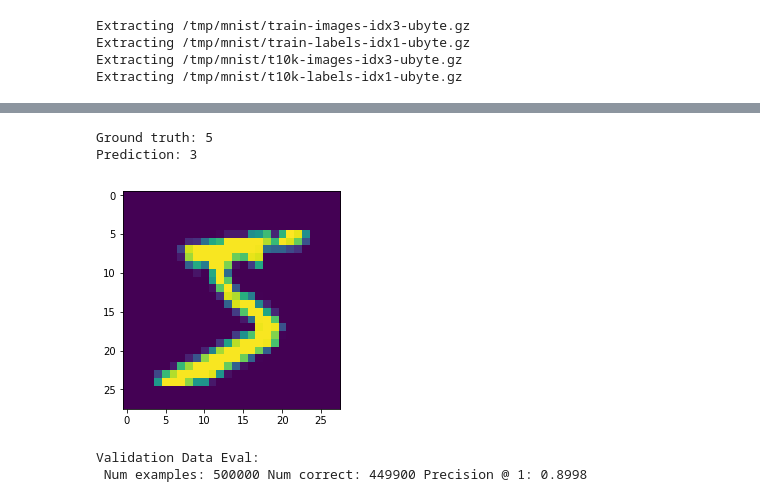
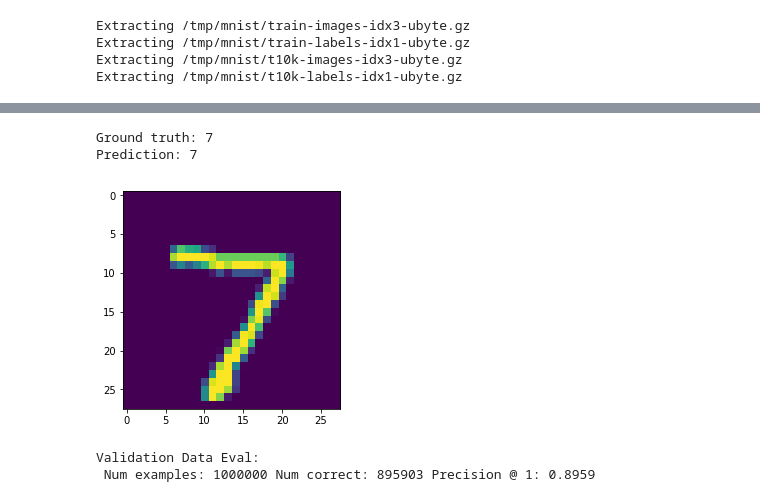
Before and after one commit to ivanistheone/DLnotebooks, a Jupyter notebook: project01_MNIST_digit_recognizer/feedforward_MNIST_with_tensorflow.ipynb, the cells around one changed output, grey strips where cells are left out. Cells and saved outputs as stored; diff of their text form; code cells hidden in the pictures.

Commit message:
More training

```diff
--- a/project01_MNIST_digit_recognizer/feedforward_MNIST_with_tensorflow.ipynb
+++ b/project01_MNIST_digit_recognizer/feedforward_MNIST_with_tensorflow.ipynb
@@ -47,7 +47,7 @@ TRAIN_DIR="/tmp/mnist"
 # %%
 # 2.3 Get input data: get the sets of images and labels for training, validation, and
 # test on MNIST.
-data_sets = read_data_sets(TRAIN_DIR, False)
+data_sets = read_data_sets(TRAIN_DIR, validation_size=0)
 # %% [output]
 Extracting /tmp/mnist/train-images-idx3-ubyte.gz
 Extracting /tmp/mnist/train-labels-idx1-ubyte.gz
@@ -111,7 +111,9 @@ def mnist_training(logits, labels, learning_rate):
     # Create an operation that calculates loss.
     labels = tf.to_int64(labels)
     cross_entropy = tf.nn.sparse_softmax_cross_entropy_with_logits(
-        logits=logits, labels=labels, name='xentropy')
+        logits=logits,
+        labels=labels,
+        name='xentropy')
     loss = tf.reduce_mean(cross_entropy, name='xentropy_mean')
     # Create the gradient descent optimizer with the given learning rate.
     optimizer = tf.train.GradientDescentOptimizer(learning_rate)
@@ -206,30 +211,33 @@ Step 2000: loss = 0.45
 # %%
 # 2.8 Run evaluation based on the saved checkpoint.
 with tf.Session(graph=tf.Graph()) as sess:
     saver = tf.train.import_meta_graph(
-        os.path.join(TRAIN_DIR, "checkpoint-1999.meta"))
+        os.path.join(TRAIN_DIR, "checkpoint-1999.meta")
+    )
     saver.restore(
-        sess, os.path.join(TRAIN_DIR, "checkpoint-1999"))
+        sess,
+        os.path.join(TRAIN_DIR, "checkpoint-1999")
+    )
 
     # Retrieve the Ops we 'remembered'.
     logits = tf.get_collection("logits")[0]
     images_placeholder = tf.get_collection("images")[0]
     labels_placeholder = tf.get_collection("labels")[0]
 
     # Add an Op that chooses the top k predictions.
     eval_op = tf.nn.top_k(logits)
 
     # Run evaluation.
-    images_feed, labels_feed = data_sets.validation.next_batch(EVAL_BATCH_SIZE)
+    images_feed, labels_feed = data_sets.test.next_batch(EVAL_BATCH_SIZE)
     imgplot = plt.imshow(np.reshape(images_feed, (28, 28)))
     prediction = sess.run(eval_op,
                           feed_dict={images_placeholder: images_feed,
                                      labels_placeholder: labels_feed})
     print("Ground truth: %d\nPrediction: %d" % (labels_feed, prediction.indices[0][0]))
 # %% [output]
-Ground truth: 5
-Prediction: 3
+Ground truth: 7
+Prediction: 7
-[figure, old version]
+[figure, new version]
 # %%
 # Build graph to count correct answers.
 def mnist_evaluation(logits, labels):
@@ -265,7 +273,7 @@ with tf.Session(graph=tf.Graph()) as sess:
     # And run one epoch of eval.
     true_count = 0
     # Counts the number of correct predictions.
-    steps_per_epoch = data_sets.validation.num_examples
+    steps_per_epoch = data_sets.test.num_examples
     num_examples = steps_per_epoch*BATCH_SIZE
 
     # Retrieve the Ops we 'remembered'.
@@ -274,7 +282,7 @@ with tf.Session(graph=tf.Graph()) as sess:
     labels_placeholder = tf.get_collection("labels")[0]
     eval_op = mnist_evaluation(logits, labels_placeholder)
     for step in xrange(steps_per_epoch):
-        images_feed, labels_feed = data_sets.validation.next_batch(BATCH_SIZE)
+        images_feed, labels_feed = data_sets.test.next_batch(BATCH_SIZE)
         true_count += sess.run(eval_op,
                                feed_dict={images_placeholder: images_feed,
                                           labels_placeholder: labels_feed})
@@ -282,4 +290,4 @@ with tf.Session(graph=tf.Graph()) as sess:
     print(' Num examples: %d Num correct: %d Precision @ 1: %0.04f' % (num_examples, true_count, precision))
 # %% [output]
 Validation Data Eval:
- Num examples: 500000 Num correct: 449900 Precision @ 1: 0.8998
+ Num examples: 1000000 Num correct: 895903 Precision @ 1: 0.8959
```
Also changed, not shown: parts of 1 cell of this notebook.
